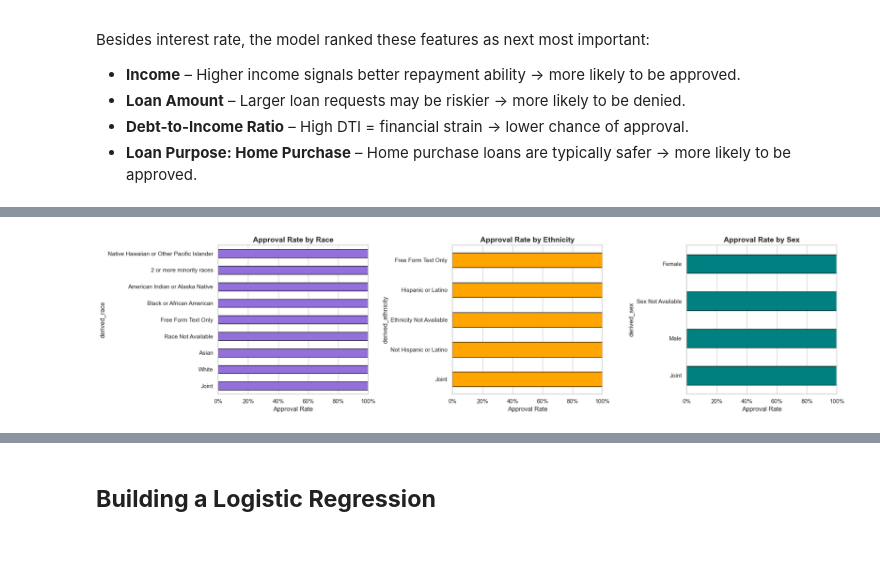
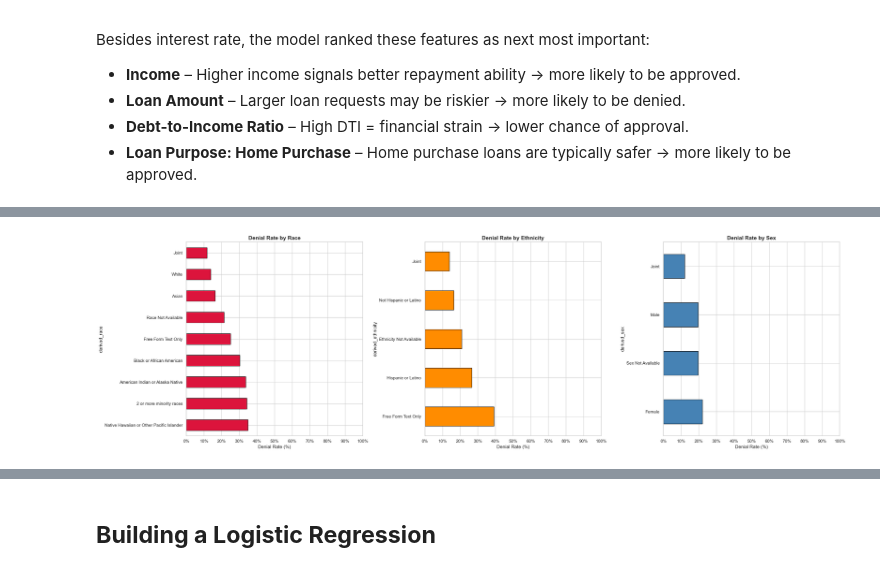
Before and after one commit to dameyer/mads-w-k-d, a Jupyter notebook: Data_780_Project.ipynb, the cells around one changed output, grey strips where cells are left out. Cells and saved outputs as stored; diff of their text form; code cells hidden in the pictures.

```diff
--- a/Data_780_Project.ipynb
+++ b/Data_780_Project.ipynb
@@ -710,18 +704,18 @@ This step is essential for ensuring that our model doesn't simply perform well
 # Use the original data with demographic info
 bias_df = rf_model_data_3.copy()
 
-# Calculate approval rates by race, ethnicity, and sex (as percentages)
-approval_by_race = (bias_df.groupby('derived_race')['loan_approved'].mean() * 100).sort_values(ascending=False)
-approval_by_ethnicity = (bias_df.groupby('derived_ethnicity')['loan_approved'].mean() * 100).sort_values(ascending=False)
-approval_by_sex = (bias_df.groupby('derived_sex')['loan_approved'].mean() * 100).sort_values(ascending=False)
+# Calculate denial rates by race, ethnicity, and sex (as percentages)
+denial_by_race = (1 - bias_df.groupby('derived_race')['loan_approved'].mean()) * 100
+denial_by_ethnicity = (1 - bias_df.groupby('derived_ethnicity')['loan_approved'].mean()) * 100
+denial_by_sex = (1 - bias_df.groupby('derived_sex')['loan_approved'].mean()) * 100
 
 # Round to 2 decimal places for cleaner output
-approval_by_race = approval_by_race.round(2)
-approval_by_ethnicity = approval_by_ethnicity.round(2)
-approval_by_sex = approval_by_sex.round(2)
+denial_by_race = denial_by_race.sort_values(ascending=False).round(2)
+denial_by_ethnicity = denial_by_ethnicity.sort_values(ascending=False).round(2)
+denial_by_sex = denial_by_sex.sort_values(ascending=False).round(2)
 
 # Display
-print("✅ Approval Rate by Race (%):\n", approval_by_race, "\n")
-print("✅ Approval Rate by Ethnicity (%):\n", approval_by_ethnicity, "\n")
-print("✅ Approval Rate by Sex (%):\n", approval_by_sex)
+print("❌ Denial Rate by Race (%):\n", denial_by_race, "\n")
+print("❌ Denial Rate by Ethnicity (%):\n", denial_by_ethnicity, "\n")
+print("❌ Denial Rate by Sex (%):\n", denial_by_sex)
 # %% [output]
@@ -745,36 +739,39 @@ Name: loan_approved, dtype: float64
 # %%
 import matplotlib.ticker as mtick  # For percentage formatting
 
 # Set style
 sns.set(style="whitegrid")
 
 # Create subplots
-fig, axes = plt.subplots(1, 3, figsize=(20, 5))
+fig, axes = plt.subplots(1, 3, figsize=(27, 8))
 
 # Plot 1: Race
-approval_by_race.plot(kind='barh', ax=axes[0], color='mediumpurple', edgecolor='black')
-axes[0].set_title('Approval Rate by Race', fontsize=14, weight='bold')
-axes[0].set_xlabel('Approval Rate')
-axes[0].xaxis.set_major_formatter(mtick.PercentFormatter(1.0))  # format as percent
-axes[0].set_xlim(0, 1)
+denial_by_race.plot(kind='barh', ax=axes[0], color='crimson', edgecolor='black')
+axes[0].set_title('Denial Rate by Race', fontsize=14, weight='bold')
+axes[0].set_xlabel('Denial Rate (%)')
+axes[0].xaxis.set_major_formatter(mtick.PercentFormatter(decimals=0))
+axes[0].set_xlim(0, 100)
+axes[0].set_xticks(range(0, 101, 10))
 
 # Plot 2: Ethnicity
-approval_by_ethnicity.plot(kind='barh', ax=axes[1], color='orange', edgecolor='black')
-axes[1].set_title('Approval Rate by Ethnicity', fontsize=14, weight='bold')
-axes[1].set_xlabel('Approval Rate')
-axes[1].xaxis.set_major_formatter(mtick.PercentFormatter(1.0))
-axes[1].set_xlim(0, 1)
+denial_by_ethnicity.plot(kind='barh', ax=axes[1], color='darkorange', edgecolor='black')
+axes[1].set_title('Denial Rate by Ethnicity', fontsize=14, weight='bold')
+axes[1].set_xlabel('Denial Rate (%)')
+axes[1].xaxis.set_major_formatter(mtick.PercentFormatter(decimals=0))
+axes[1].set_xlim(0, 100)
+axes[1].set_xticks(range(0, 101, 10))
 
 # Plot 3: Sex
-approval_by_sex.plot(kind='barh', ax=axes[2], color='teal', edgecolor='black')
-axes[2].set_title('Approval Rate by Sex', fontsize=14, weight='bold')
-axes[2].set_xlabel('Approval Rate')
-axes[2].xaxis.set_major_formatter(mtick.PercentFormatter(1.0))
-axes[2].set_xlim(0, 1)
+denial_by_sex.plot(kind='barh', ax=axes[2], color='steelblue', edgecolor='black')
+axes[2].set_title('Denial Rate by Sex', fontsize=14, weight='bold')
+axes[2].set_xlabel('Denial Rate (%)')
+axes[2].xaxis.set_major_formatter(mtick.PercentFormatter(decimals=0))
+axes[2].set_xlim(0, 100)
+axes[2].set_xticks(range(0, 101, 10))
 
 # Tight layout
 plt.tight_layout()
 plt.show()
 # %% [output]
-[figure, old version]
+[figure, new version]
 # %% [markdown]
```
Also changed, not shown: parts of 33 cells of this notebook.
